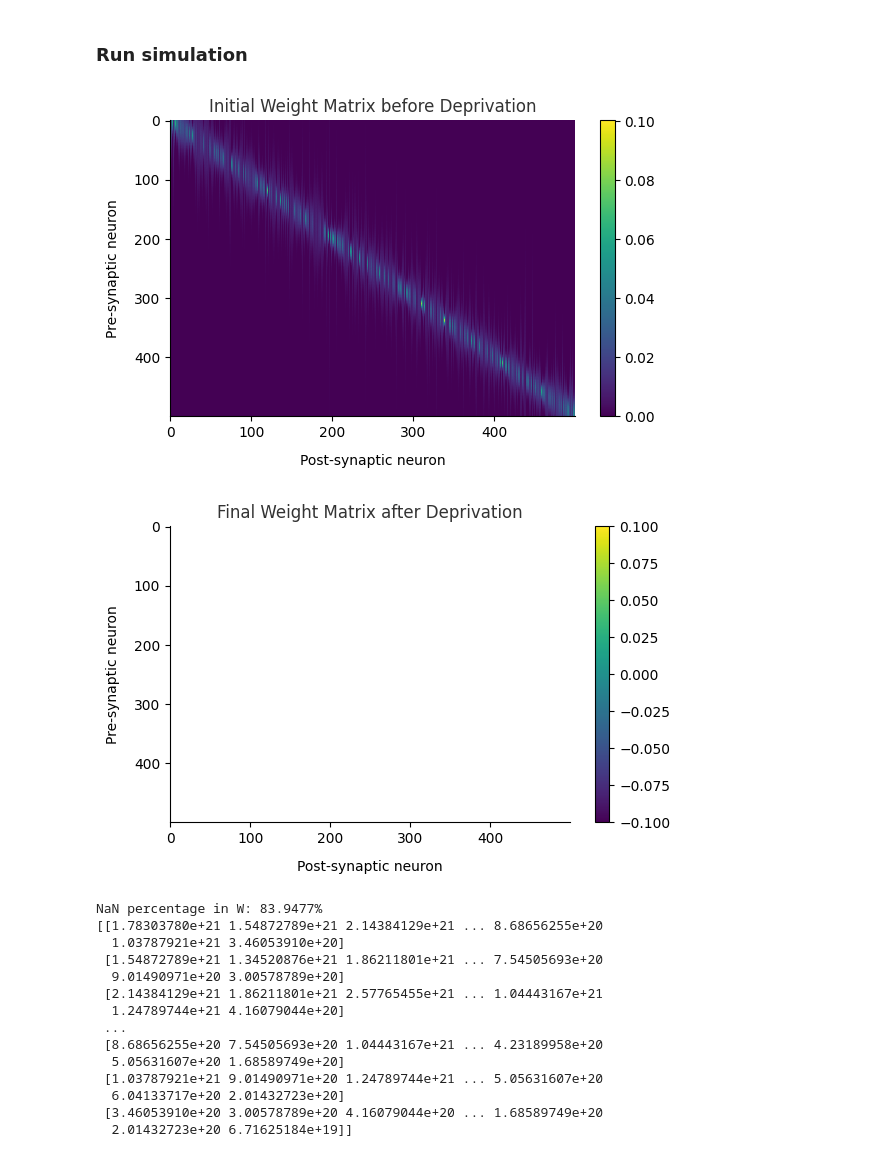
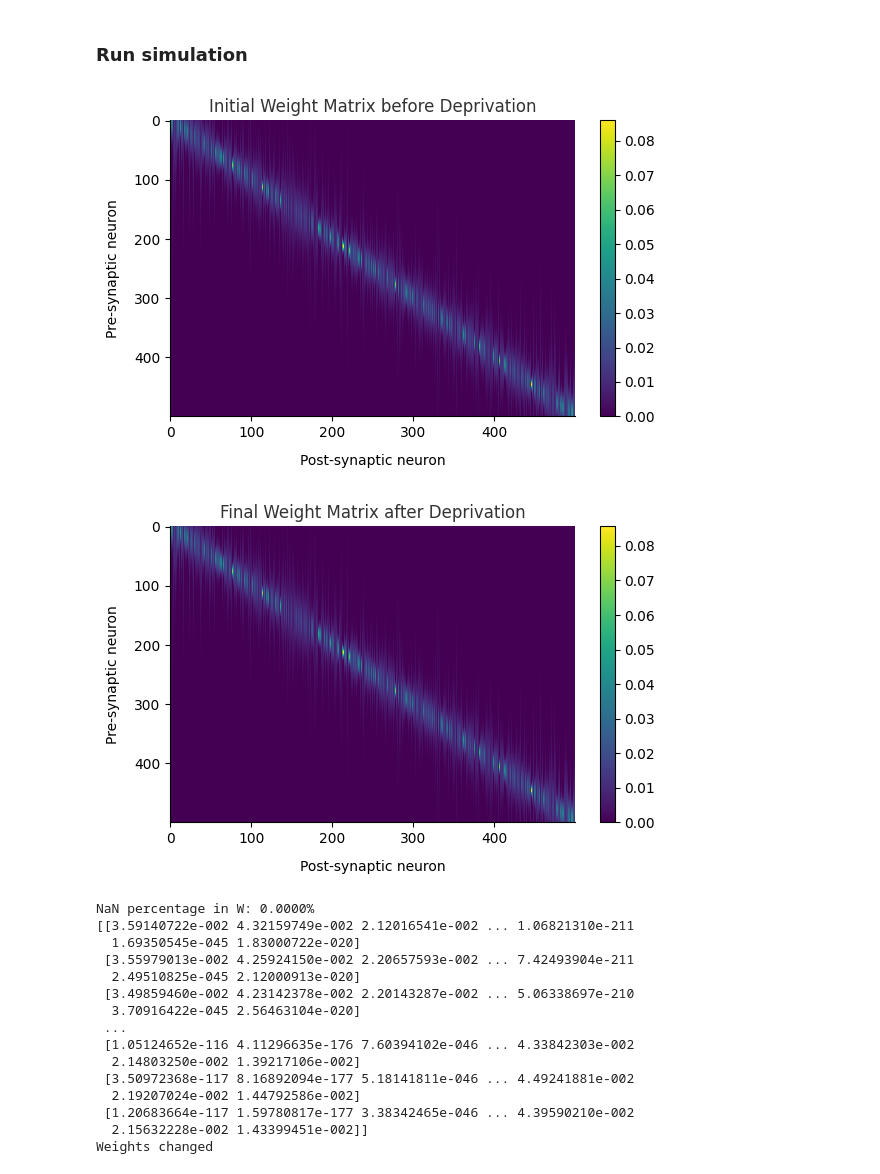
Before and after one commit to sctclif/place_cell_representational_drift, a Jupyter notebook: excitation_setup.ipynb, the cells around one changed output. Saved outputs shown, nothing was run; the diff lists cells and outputs as text; code cells hidden in the pictures.

```diff
--- a/excitation_setup.ipynb
+++ b/excitation_setup.ipynb
@@ -293,7 +293,7 @@ delta = rng.normal(0, sigma, size=N)
 
 exc_baseline = abs(np.random.normal(0.5, 0.5, size=(N, 1)))
 exc = np.tile(exc_baseline, (1, n_steps))
-exc_elevated = abs(np.random.normal(1.5, 0.5, size=(N, 1)))
+exc_elevated = abs(np.random.normal(3, 0.5, size=(N, 1)))
 exc_elevated = np.tile(exc_elevated, (1, n_steps))
 devs = 5
 for i in range(0,devs+1):
@@ -357,10 +357,13 @@ for t in tqdm(range(n_steps)):
     # 4) Recurrent input from other neurons
     W_t = W[:, :, t]                              # weights at time t
     recurrent = W_t @ r                           # shape: (N,)
-
+    I0 = 5.0 # External global inhibition bias (adjust as needed)
+    I1 = 1.0 # Scaling factor for linear global inhibition (adjust as needed)
+    I2 = 0.05 # Scaling factor for non-linear global inhibition (from notebook default)
+    global_inhibition = I0 + np.sum(r) * I1 + np.sum(r**2) * I2
     # 5) Total input + firing-rate update
     #    a = "propensity" steepness for tanh
-    total_input = recurrent + I_ext + exc_t
+    total_input = recurrent + I_ext + exc_t - global_inhibition
     r = r + (dt / tau_r) * (-r + np.maximum(0, total_input))
 
     # 6) Hebbian + decay weight update
@@ -383,29 +386,34 @@ for t in tqdm(range(n_steps)):
 # %%
 # --- end of one day: store snapshot for analysis / drift plots ---
 show_matrix(W[:, :, 0], title="Initial Weight Matrix before Deprivation",
             xlabel="Post-synaptic neuron", ylabel="Pre-synaptic neuron")
 show_matrix(W[:, :, -1], title="Final Weight Matrix after Deprivation",
             xlabel="Post-synaptic neuron", ylabel="Pre-synaptic neuron")
 nan_ratio = np.isnan(W).mean() * 100
 print(f"NaN percentage in W: {nan_ratio:.4f}%")
 print(W[:, :, 131])
+if(np.array_equal(W[:, :, 0], W[:, :, -1])):
+         print("Weights unchanged")
+else:
+    print("Weights changed")
 # %% [output]
-[figure, old version]
+[figure, new version]
-[figure, old version]
+[figure, new version]
-NaN percentage in W: 83.9477%
-[[1.78303780e+21 1.54872789e+21 2.14384129e+21 ... 8.68656255e+20
-  1.03787921e+21 3.46053910e+20]
- [1.54872789e+21 1.34520876e+21 1.86211801e+21 ... 7.54505693e+20
-  9.01490971e+20 3.00578789e+20]
- [2.14384129e+21 1.86211801e+21 2.57765455e+21 ... 1.04443167e+21
-  1.24789744e+21 4.16079044e+20]
+NaN percentage in W: 0.0000%
+[[3.59140722e-002 4.32159749e-002 2.12016541e-002 ... 1.06821310e-211
+  1.69350545e-045 1.83000722e-020]
+ [3.55979013e-002 4.25924150e-002 2.20657593e-002 ... 7.42493904e-211
+  2.49510825e-045 2.12000913e-020]
+ [3.49859460e-002 4.23142378e-002 2.20143287e-002 ... 5.06338697e-210
+  3.70916422e-045 2.56463104e-020]
  ...
- [8.68656255e+20 7.54505693e+20 1.04443167e+21 ... 4.23189958e+20
-  5.05631607e+20 1.68589749e+20]
- [1.03787921e+21 9.01490971e+20 1.24789744e+21 ... 5.05631607e+20
-  6.04133717e+20 2.01432723e+20]
- [3.46053910e+20 3.00578789e+20 4.16079044e+20 ... 1.68589749e+20
-  2.01432723e+20 6.71625184e+19]]
+ [1.05124652e-116 4.11296635e-176 7.60394102e-046 ... 4.33842303e-002
+  2.14803250e-002 1.39217106e-002]
+ [3.50972368e-117 8.16892094e-177 5.18141811e-046 ... 4.49241881e-002
+  2.19207024e-002 1.44792586e-002]
+ [1.20683664e-117 1.59780817e-177 3.38342465e-046 ... 4.39590210e-002
+  2.15632228e-002 1.43399451e-002]]
+Weights changed
 # %%
 import numpy as np
 import matplotlib.pyplot as plt
```
Also changed, not shown: parts of 5 cells of this notebook, 1 other file.
